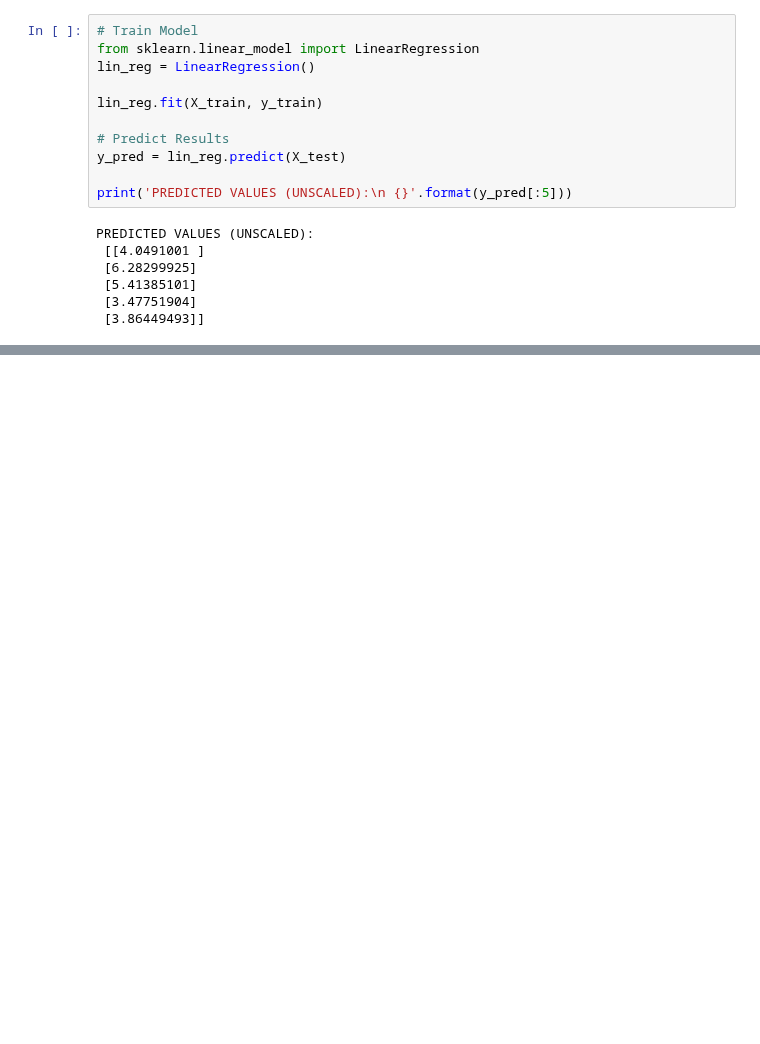
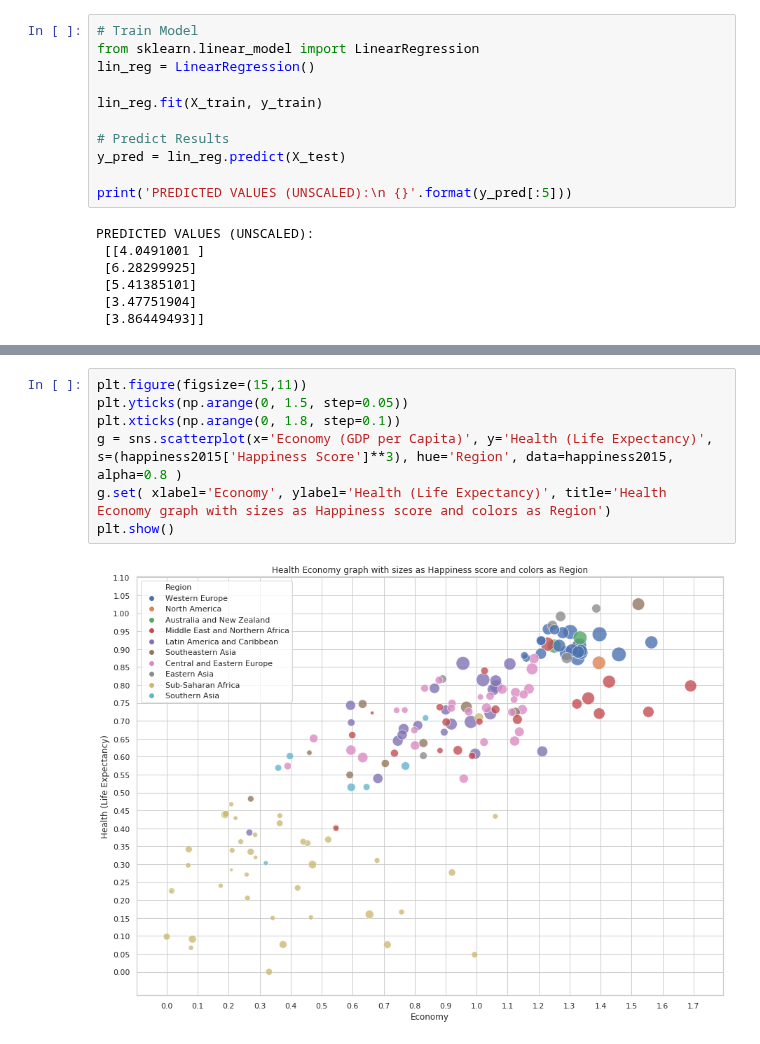
Before and after one commit to ArminD93/WorldHappinessReport, a Jupyter notebook: WorldHappinessReport.ipynb, the cells around one changed output, grey strips where cells are left out. Saved outputs shown, nothing was run; the diff lists cells and outputs as text; blank space fills up the shorter version.

Commit message:
Dodanie wykresu -  Wpływ ekonomii na zdrowie w poszczególnych regionach

```diff
--- a/WorldHappinessReport.ipynb
+++ b/WorldHappinessReport.ipynb
@@ -162,0 +157,9 @@ ACCURACY(MSE): 0.5080153381136627
+# %%
+plt.figure(figsize=(15,11))
+plt.yticks(np.arange(0, 1.5, step=0.05))
+plt.xticks(np.arange(0, 1.8, step=0.1))
+g = sns.scatterplot(x='Economy (GDP per Capita)', y='Health (Life Expectancy)', s=(happiness2015['Happiness Score']**3), hue='Region', data=happiness2015, alpha=0.8 )
+g.set( xlabel='Economy', ylabel='Health (Life Expectancy)', title='Health Economy graph with sizes as Happiness score and colors as Region')
+plt.show()
+# %% [output]
+[figure, added]
```
Also changed, not shown: parts of 7 cells of this notebook.
